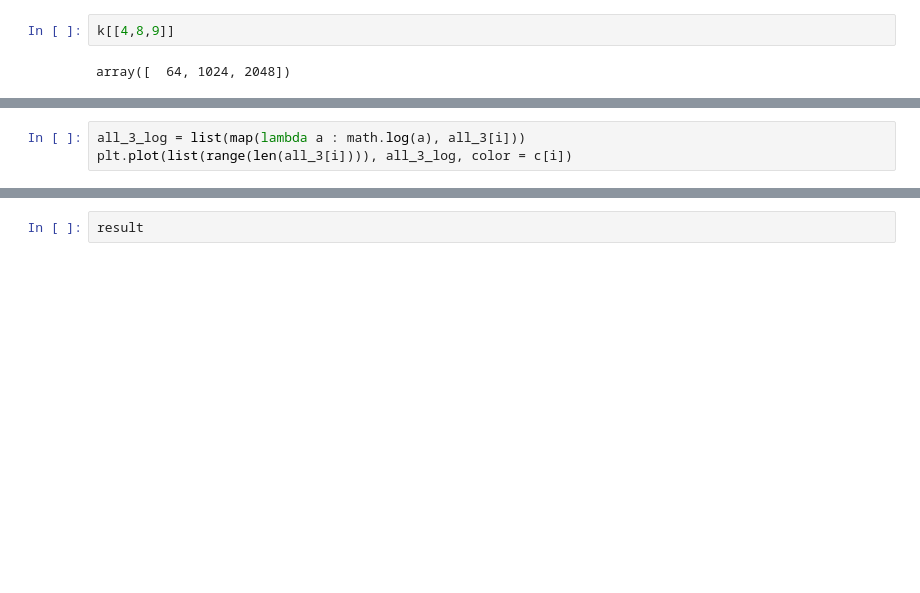
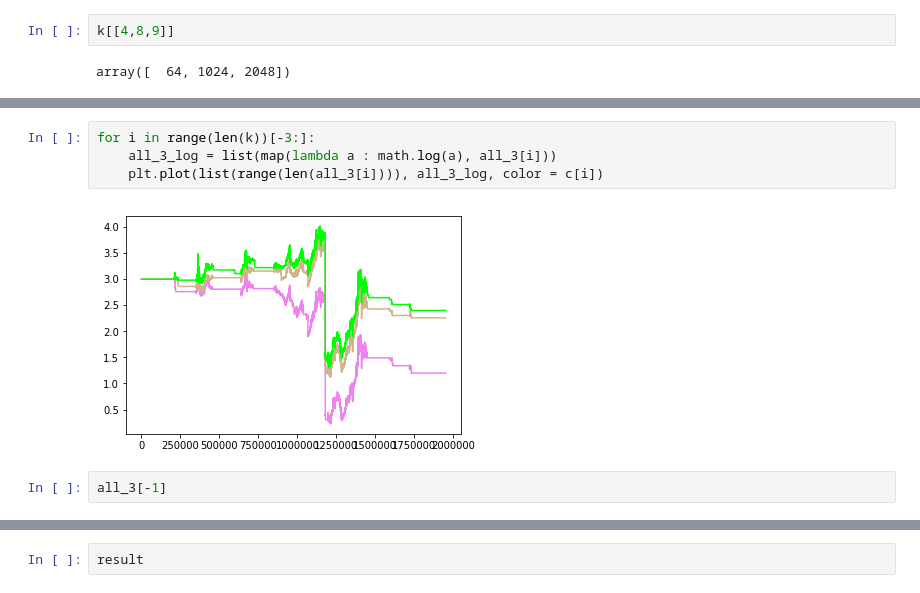
Before and after one commit to kharchenkoMichael/crypto_bot, a Jupyter notebook: BotTrade.ipynb, the cells around one changed output, grey strips where cells are left out. Drawn from its saved outputs; the diff is of its cells as text; blank space fills up the shorter version.

```diff
--- a/BotTrade.ipynb
+++ b/BotTrade.ipynb
@@ -154,6 +167,11 @@ plt.plot(list(range(len(all_))), all_, color = "green")
 # %%
-all_3_log = list(map(lambda a : math.log(a), all_3[i]))
-plt.plot(list(range(len(all_3[i]))), all_3_log, color = c[i])
+for i in range(len(k))[-3:]:
+    all_3_log = list(map(lambda a : math.log(a), all_3[i]))
+    plt.plot(list(range(len(all_3[i]))), all_3_log, color = c[i])
+# %% [output]
+[figure, added]
+# %%
+all_3[-1]
 # %%
 all_3[0][-1]
 # %% [output]
```
Also changed, not shown: parts of 12 cells of this notebook, 2 other files.
